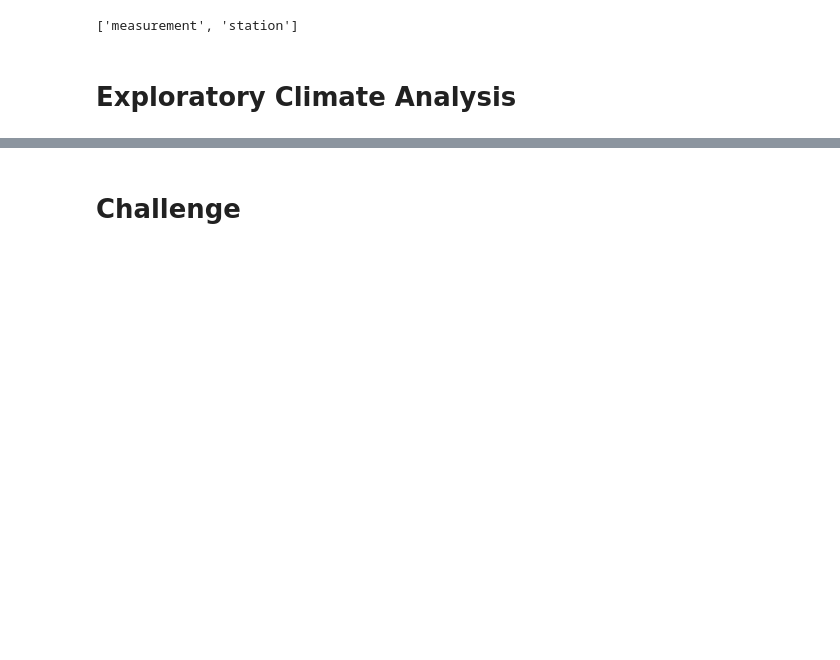
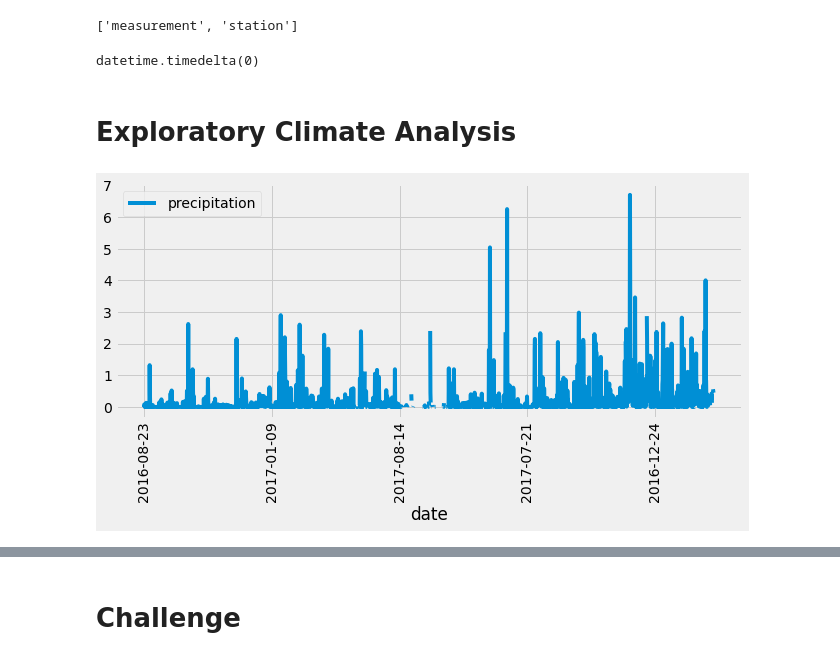
Before and after one commit to manjamcmills/surfs_up, a Jupyter notebook: climate_analysis.ipynb, the cells around one changed output, grey strips where cells are left out. Saved outputs shown, nothing was run; the diff lists cells and outputs as text; code cells hidden in the pictures; blank space fills up the shorter version.

```diff
--- a/climate_analysis.ipynb
+++ b/climate_analysis.ipynb
@@ -37,18 +37,31 @@ Station = Base.classes.station
 # %%
 # Create our session (link) from Python to the DB
 session = Session(engine)
+# %%
+dt.timedelta()
+# %% [output]
+datetime.timedelta(0)
 # %% [markdown]
 # Exploratory Climate Analysis
 # %%
 # Design a query to retrieve the last 12 months of precipitation data and plot the results.
 #Starting from the last data point in the database.
 
 # Calculate the date one year from the last date in data set.
+prev_year = dt.date(2017, 8, 23) - dt.timedelta(days=365)
+# Perform a query to retrieve the data and precipitation scores
+results = session.query(Measurement.date, Measurement.prcp).filter(Measurement.date >= prev_year).all()
+# Save the query results as a Pandas DataFrame and set the index to the date column
+df = pd.DataFrame(results, columns=['date','precipitation'])
+# Sort the dataframe by date
+df = df.sort_index()
+# Use Pandas Plotting with Matplotlib to plot the data
+df.plot('date','precipitation', figsize = (10,4))
+plt.xlabel('date')
+x_axis = np.arange(len("date")/10)
 
-# Perform a query to retrieve the data and precipitation scores
+plt.xticks(rotation='vertical')
 
-# Save the query results as a Pandas DataFrame and set the index to the date column
-
-# Sort the dataframe by date
-
-# Use Pandas Plotting with Matplotlib to plot the data
+plt.show()
+# %% [output]
+[figure, added]
```
Also changed, not shown: parts of 5 cells of this notebook.
